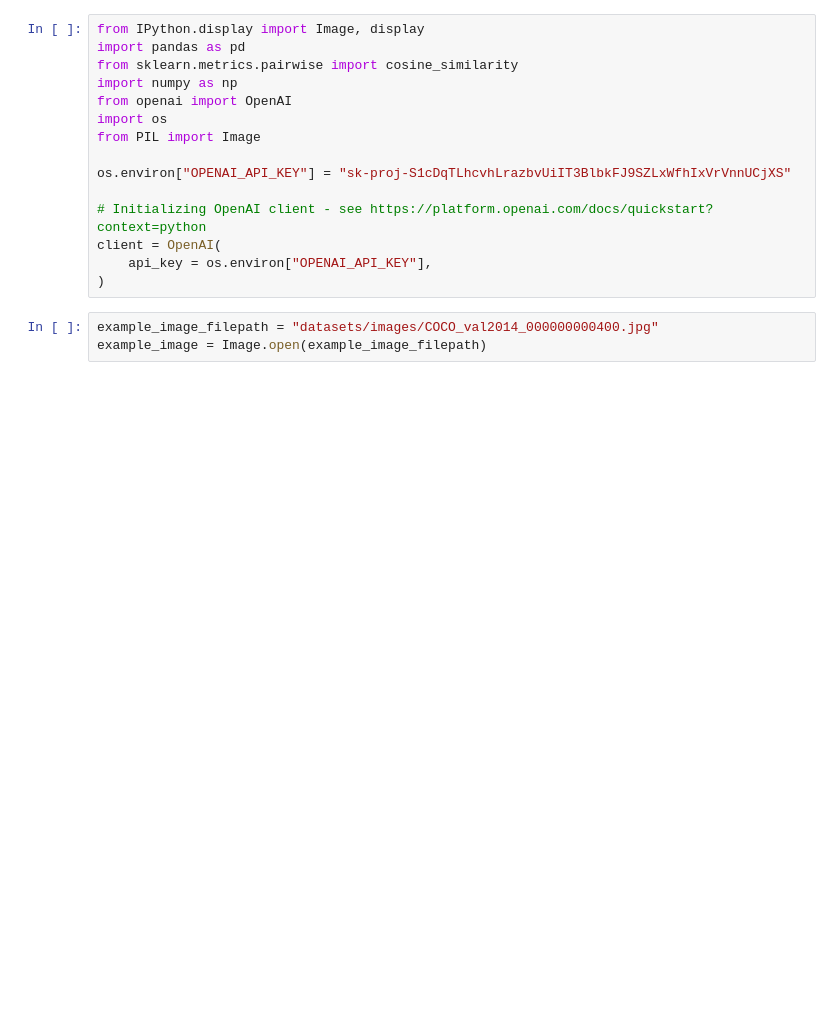
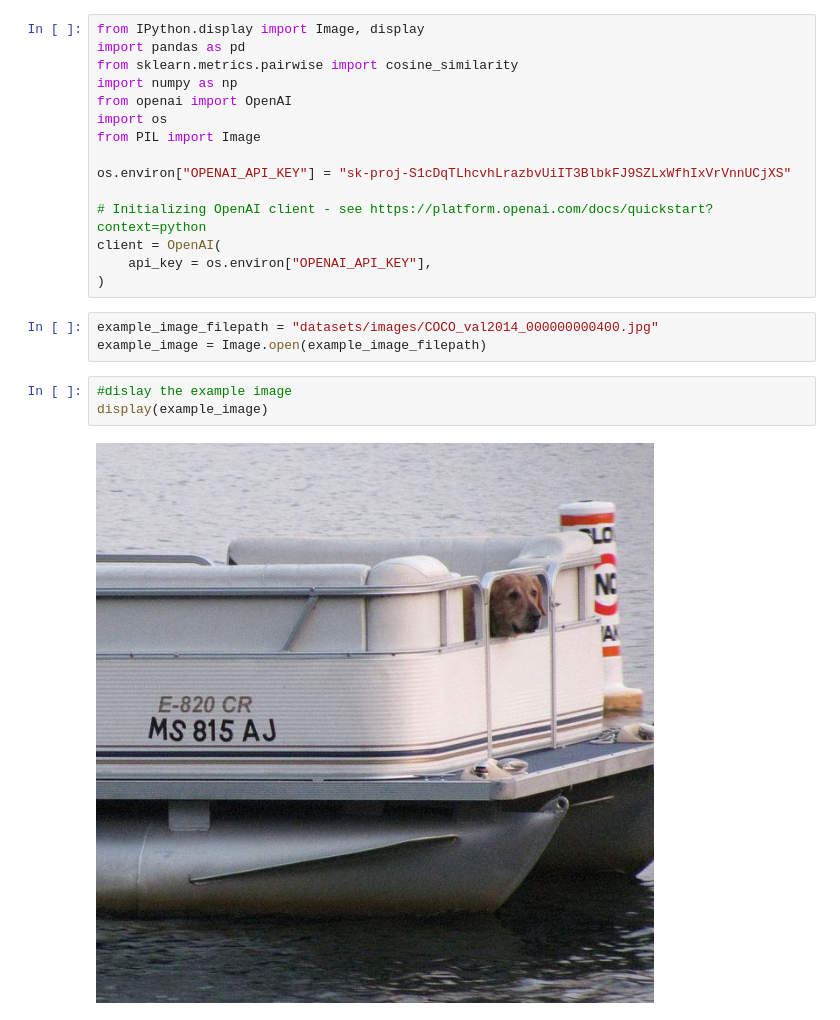
Before and after one commit to mpeng19/cv-finalproject, a Jupyter notebook: example-pipeline/image_caption.ipynb, the cells around one changed output. Saved outputs shown, nothing was run; the diff lists cells and outputs as text; blank space fills up the shorter version.

Commit message:
complete image captioning

```diff
--- a/example-pipeline/image_caption.ipynb
+++ b/example-pipeline/image_caption.ipynb
@@ -38,3 +38,8 @@ client = OpenAI(
 # %%
 example_image_filepath = "datasets/images/COCO_val2014_000000000400.jpg"
 example_image = Image.open(example_image_filepath)
+# %%
+#dislay the example image
+display(example_image)
+# %% [output]
+[figure, added]
```
Also changed, not shown: parts of 5 cells of this notebook.
